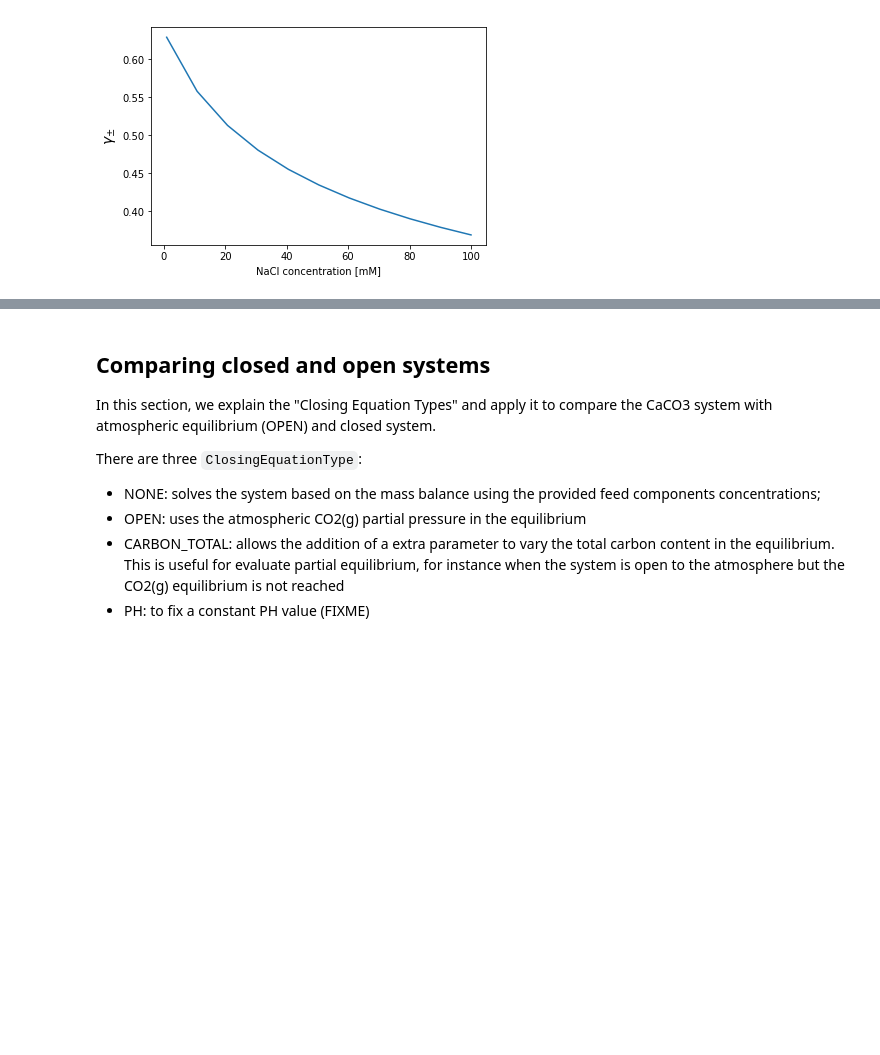
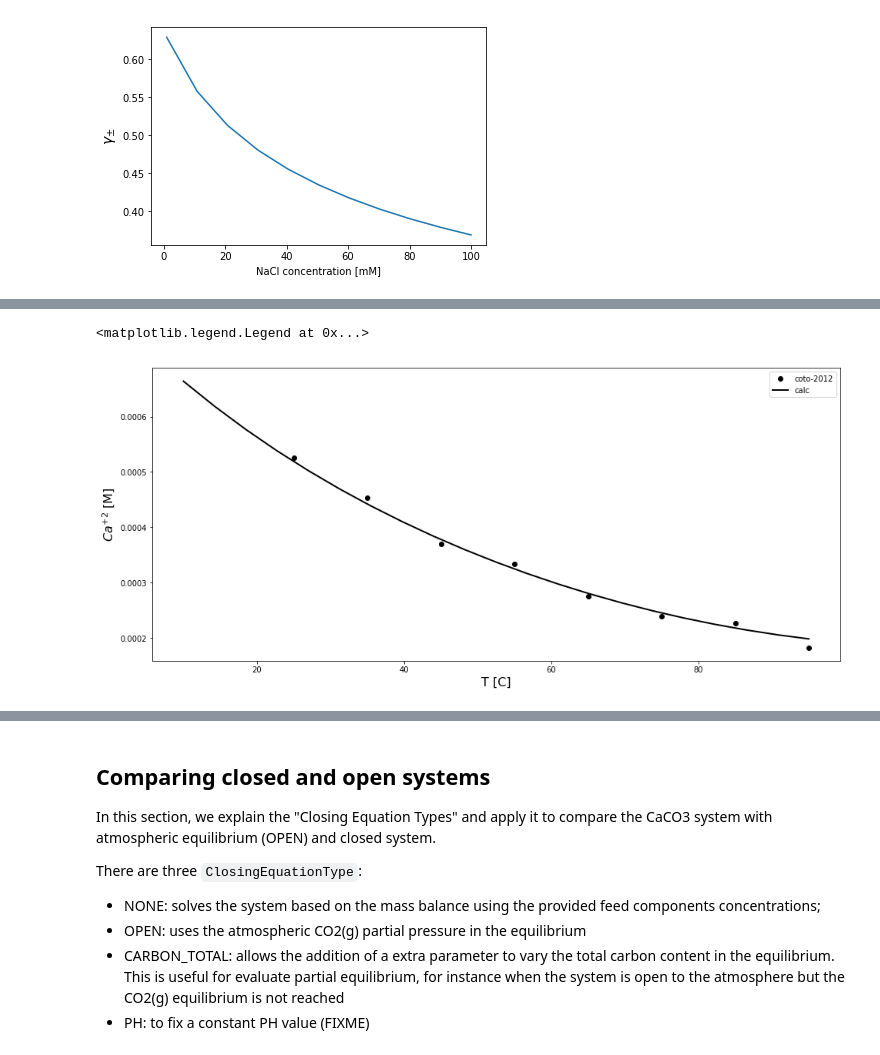
Before and after one commit to caiofcm/pyequion, a Jupyter notebook: samples/CaCO3Equilibrium.ipynb, the cells around one changed output, grey strips where cells are left out. Cells and saved outputs as stored; diff of their text form; code cells hidden in the pictures; blank space fills up the shorter version.

```diff
--- a/samples/CaCO3Equilibrium.ipynb
+++ b/samples/CaCO3Equilibrium.ipynb
@@ -314 +322,33 @@ Calculated Solubility (mM):
+# %%
+exp_data_coto2012 = np.array([
+    [25, 8.31, 5.26*1e-4],
+    [35, 8.34, 4.53*1e-4],
+    [45, 8.31, 3.7*1e-4],
+    [55, 8.34, 3.34*1e-4],
+    [65, 8.35, 2.75*1e-4],
+    [75, 8.33, 2.39*1e-4],
+    [85, 8.35, 2.27*1e-4],
+    [95, 8.34, 1.83*1e-4],
+])
+npts = 21
+Tspan = np.linspace(10.0, 95.0, npts)
+solubility_as_Capp_ion_span = [
+    pyequion.solve_solution(
+        {'CaCO3': 1.0},
+        close_type=pyequion.ClosingEquationType.OPEN,
+        TC=T,
+        allow_precipitation=True,
+        solid_equilibrium_phases=['Calcite'],
+    ).concentrations['Ca++']
+    for T in Tspan
+]
+plt.figure(figsize=(16,7))
+plt.plot(exp_data_coto2012[:,0], exp_data_coto2012[:,2], 'ok', label='coto-2012')
+plt.plot(Tspan, solubility_as_Capp_ion_span, '-k', lw=2, label='calc')
+plt.xlabel('T [C]', fontsize=16)
+plt.ylabel('$Ca^{+2}$ [M]', fontsize=16)
+plt.legend()
+# %% [output]
+<matplotlib.legend.Legend at 0x...>
+[figure, added]
 # %% [markdown]
```
Also changed, not shown: parts of 10 cells of this notebook, 1 other file.
